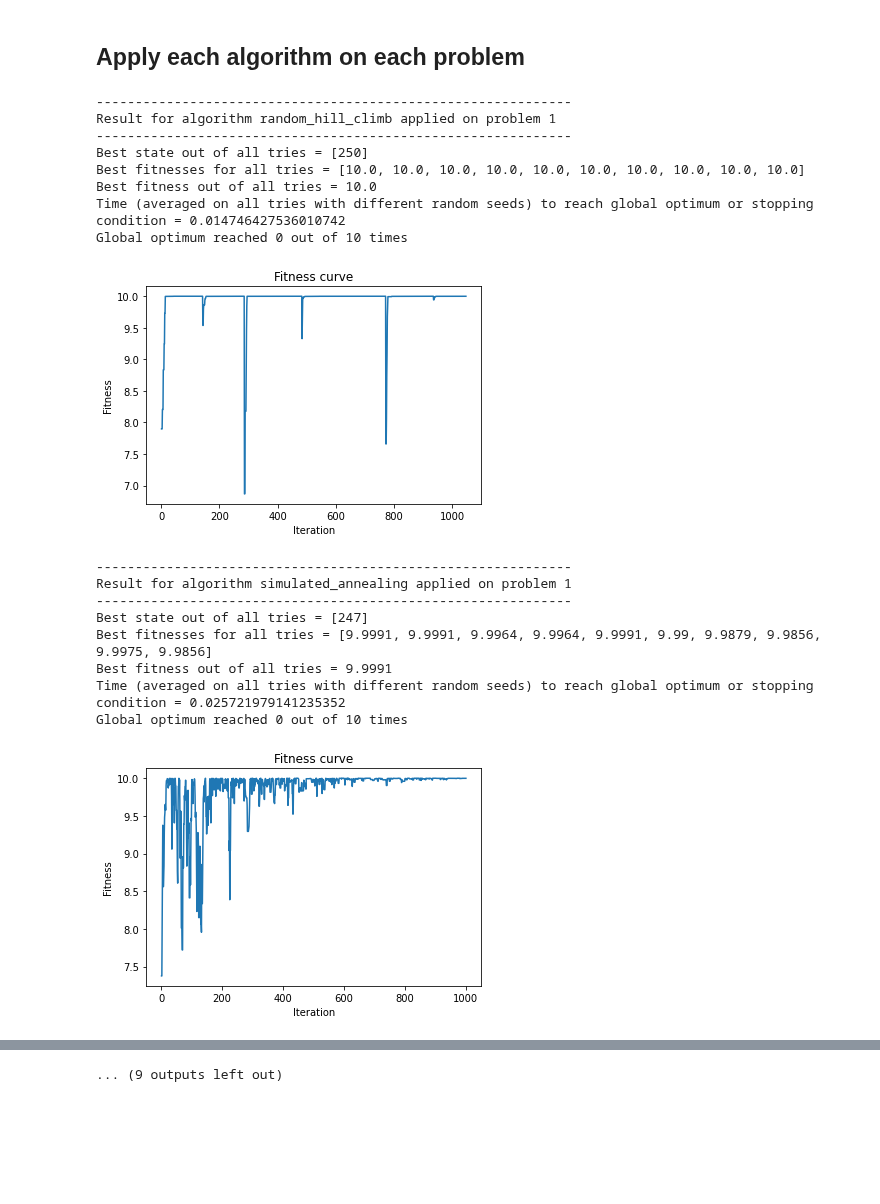
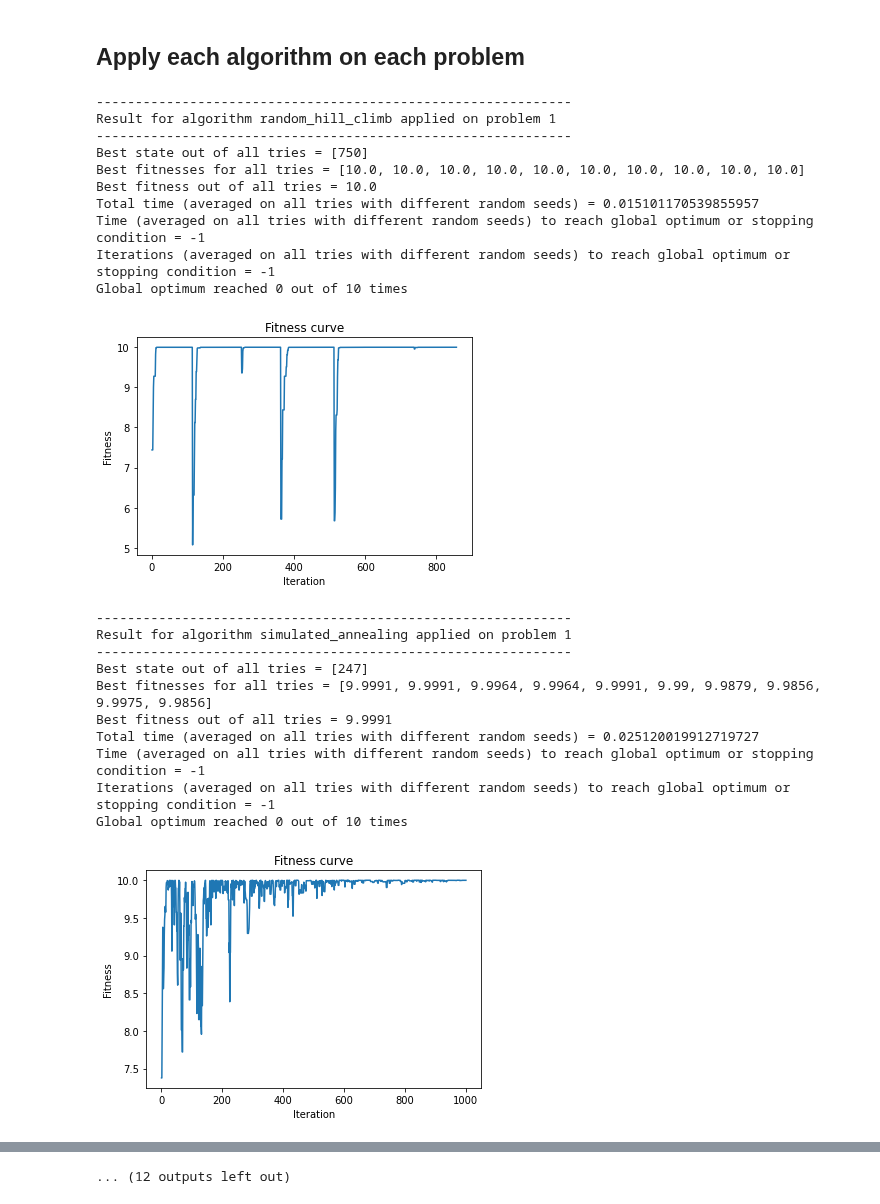
Before and after one commit to yujing1004/cs7641, a Jupyter notebook: assignment2/randomized_optimization.ipynb, the cells around one changed output, grey strips where cells are left out. Saved outputs shown, nothing was run; the diff lists cells and outputs as text; code cells hidden in the pictures; blank space fills up the shorter version.

Commit message:
Record iterations to reach global optimimum

```diff
--- a/assignment2/randomized_optimization.ipynb
+++ b/assignment2/randomized_optimization.ipynb
@@ -180,9 +194,9 @@ def estimate_time_to_reach_global_optimum_or_stopping_condition(total_time, fitn
     In addition, return a boolean var indicating whether the global optimum was reached or not
     """
     for i, fitness in enumerate(fitness_curve):
-        if abs(fitness - global_optimum) < 1:
-            return (i + 1) / len(fitness_curve) * total_time, True
-    return total_time, False
+        if fitness == global_optimum:
+            return (i + 1) / len(fitness_curve) * total_time, i + 1, True
+    return -1, -1, False
 # %%
 def randomized_optimization(fitness_func, algorithm, parameters, random_state):
     if isinstance(fitness_func, mlrose.fitness.Knapsack):
@@ -195,7 +209,6 @@ def randomized_optimization(fitness_func, algorithm, parameters, random_state):
     else:
         fitness = mlrose.CustomFitness(fitness_func)
         problem = mlrose.DiscreteOpt(length=1, fitness_fn=fitness, maximize=True, max_val=1000)
-        mlrose.DiscreteOpt.random_neighbor = random_neighbor_1d  # Patch to make it work with 1d case
     start_time = time.time()
     if algorithm == 'random_hill_climb':
         best_state, best_fitness, fitness_curve = mlrose.random_hill_climb(
@@ -252,52 +265,65 @@ for i, fitness_func in enumerate(fitness_funcs):
         best_fitness_all_tries = -sys.maxsize
         best_fitnesses = []
         fitness_curves = []
+        total_times = []
         effective_times = []
+        iterations = []
         bools_global_optimum_reached = []
         for random_state in range(10):
             best_state, best_fitness, fitness_curve, total_time = randomized_optimization(
                 fitness_func,
                 algorithm,
                 all_parameters['p{}'.format(i + 1)][algorithm],
                 random_state,
             )
             best_fitnesses.append(best_fitness)
             fitness_curves.append(fitness_curve)
-            effective_time, global_optimum_reached \
+            total_times.append(total_time)
+            effective_time, iteration, global_optimum_reached \
                 = estimate_time_to_reach_global_optimum_or_stopping_condition(
                     total_time, fitness_curve, global_optimums['p{}'.format(i + 1)],
                 )
-            effective_times.append(effective_time)
+            if global_optimum_reached:
+                effective_times.append(effective_time)
+                iterations.append(iteration)
             bools_global_optimum_reached.append(global_optimum_reached)
             # print(fitness_curve)
             if best_fitness > best_fitness_all_tries:
                 best_state_all_tries = best_state
                 best_fitness_all_tries = best_fitness
         print('Best state out of all tries = {}'.format(best_state_all_tries))
         print('Best fitnesses for all tries = {}'.format(best_fitnesses))
         print('Best fitness out of all tries = {}'.format(best_fitness_all_tries))
+        print('Total time (averaged on all tries with different random seeds) = {}'
+              .format(sum(total_times) / len(total_times)))
         print('Time (averaged on all tries with different random seeds) to reach global optimum or stopping condition = {}'
-              .format(sum(effective_times) / len(effective_times)))
+              .format(sum(effective_times) / len(effective_times) if len(effective_times) > 0 else -1))
+        print('Iterations (averaged on all tries with different random seeds) to reach global optimum or stopping condition = {}'
+              .format(sum(iterations) / len(iterations)  if len(iterations) > 0 else -1))
         print('Global optimum reached {0} out of {1} times'
               .format(sum(bools_global_optimum_reached), len(bools_global_optimum_reached)))
         plot_fitness_curve(fitness_curves[0])
 # %% [output]
 -------------------------------------------------------------
 Result for algorithm random_hill_climb applied on problem 1
 -------------------------------------------------------------
-Best state out of all tries = [250]
+Best state out of all tries = [750]
 Best fitnesses for all tries = [10.0, 10.0, 10.0, 10.0, 10.0, 10.0, 10.0, 10.0, 10.0, 10.0]
 Best fitness out of all tries = 10.0
-Time (averaged on all tries with different random seeds) to reach global optimum or stopping condition = 0.014746427536010742
+Total time (averaged on all tries with different random seeds) = 0.015101170539855957
+Time (averaged on all tries with different random seeds) to reach global optimum or stopping condition = -1
+Iterations (averaged on all tries with different random seeds) to reach global optimum or stopping condition = -1
 Global optimum reached 0 out of 10 times
-[figure, old version]
+[figure, new version]
 -------------------------------------------------------------
 Result for algorithm simulated_annealing applied on problem 1
 -------------------------------------------------------------
 Best state out of all tries = [247]
 Best fitnesses for all tries = [9.9991, 9.9991, 9.9964, 9.9964, 9.9991, 9.99, 9.9879, 9.9856, 9.9975, 9.9856]
 Best fitness out of all tries = 9.9991
-Time (averaged on all tries with different random seeds) to reach global optimum or stopping condition = 0.025721979141235352
+Total time (averaged on all tries with different random seeds) = 0.025120019912719727
+Time (averaged on all tries with different random seeds) to reach global optimum or stopping condition = -1
+Iterations (averaged on all tries with different random seeds) to reach global optimum or stopping condition = -1
 Global optimum reached 0 out of 10 times
 [figure]
 -------------------------------------------------------------
@@ -337,3 +371,3 @@ Time (averaged on all tries with different random seeds) to reach global optimum
 Global optimum reached 10 out of 10 times
 [figure]
-... (9 outputs left out)
+... (12 outputs left out)
```
Also changed, not shown: parts of 2 cells of this notebook.
